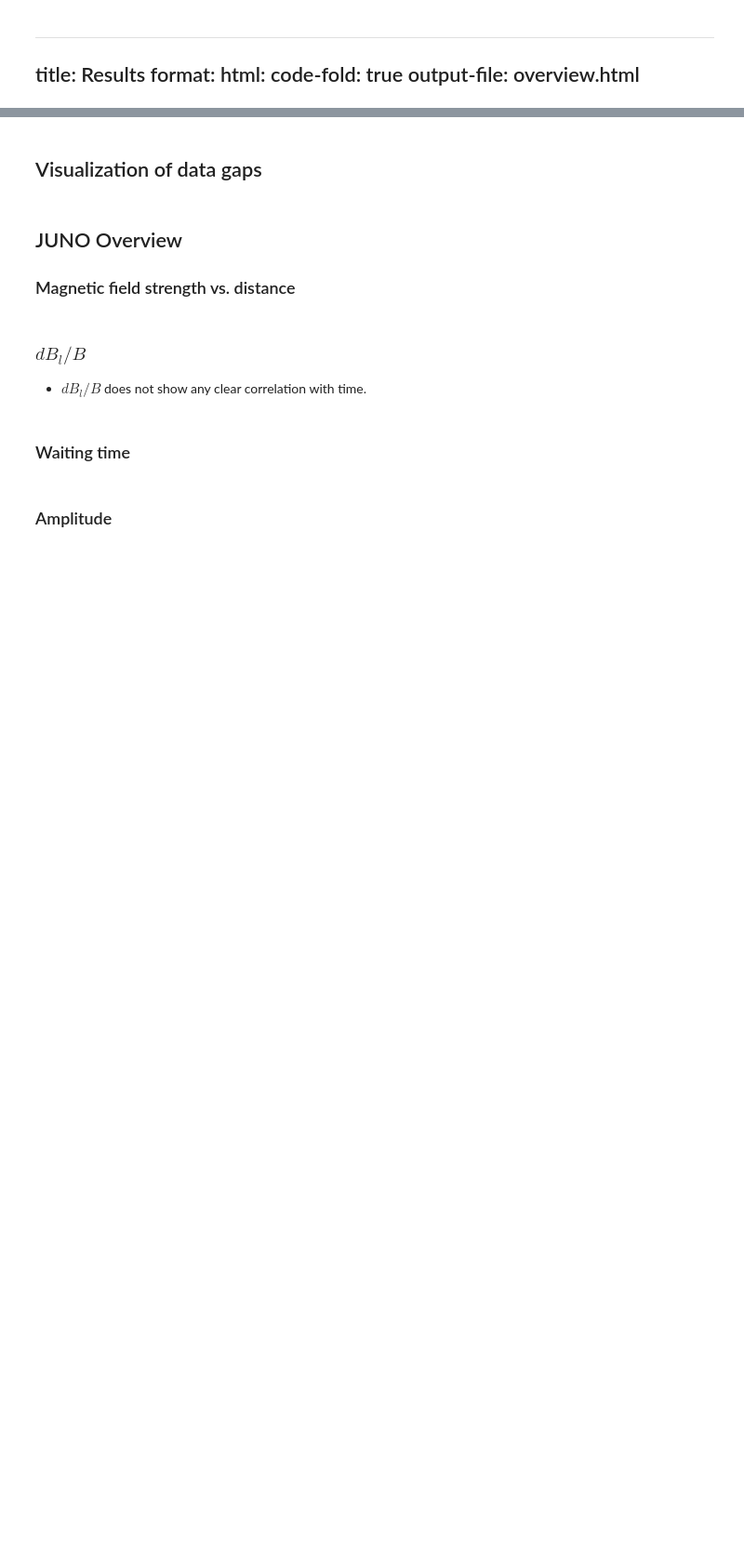
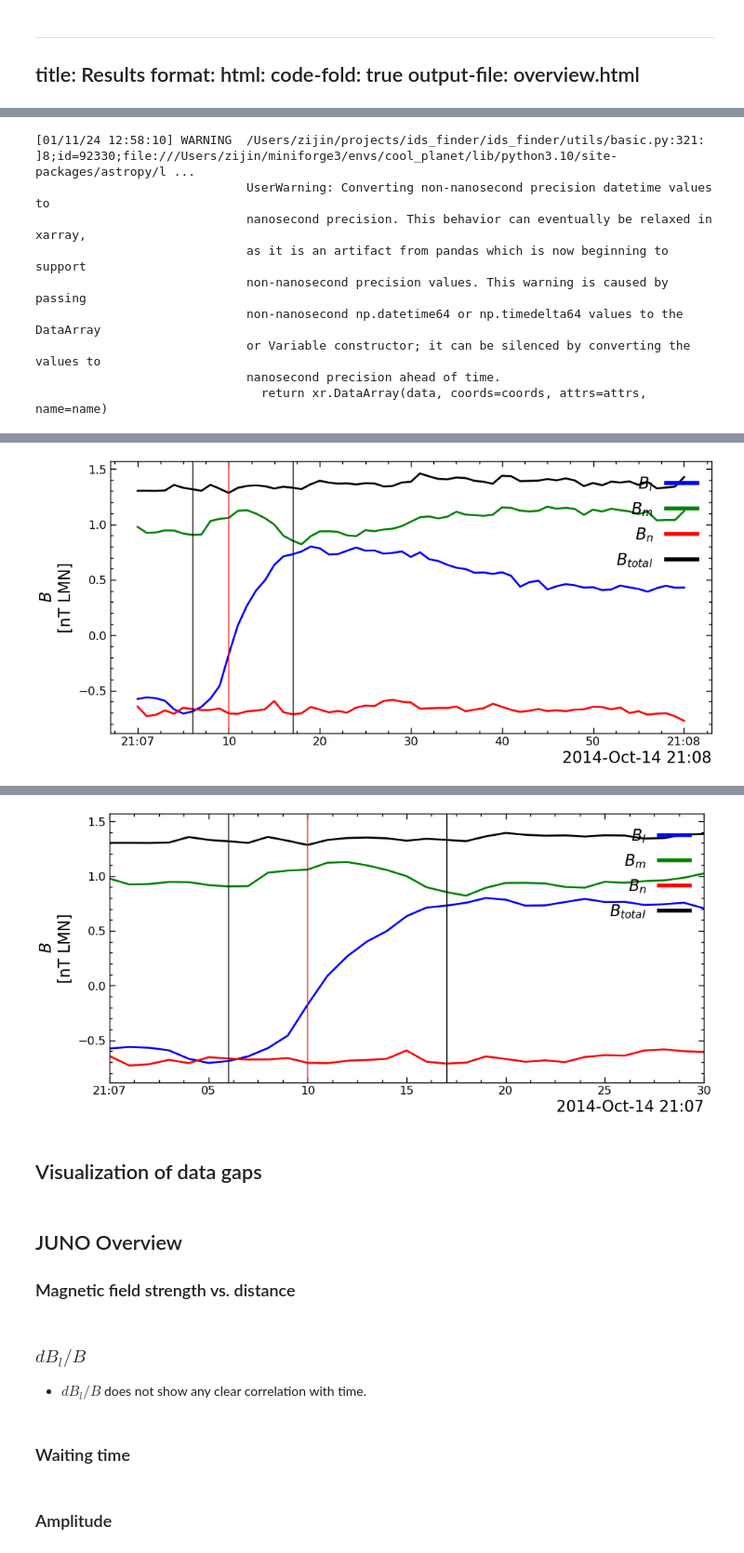
Before and after one commit to Beforerr/discontinuitypy, a Jupyter notebook: notebooks/analysis/_00_overview.ipynb, the cells around one changed output, grey strips where cells are left out. Shown at 93% size. Cells and saved outputs as stored; diff of their text form; code cells hidden in the pictures; blank space fills up the shorter version.

```diff
--- a/notebooks/analysis/_00_overview.ipynb
+++ b/notebooks/analysis/_00_overview.ipynb
@@ -36,5 +13,9 @@ import seaborn as sns
 # %%
 #| output: False
 from ids_finder.utils.basic import load_catalog
+from ids_finder.datasets import cIDsDataset
 
-catalog = load_catalog('../../')
+import matplotlib.pyplot as plt
+from datetime import datetime
+
+catalog = load_catalog()
@@ -49,7 +22,6 @@ catalog = load_catalog('../../')
 # %%
-from ids_finder.datasets import cIDsDataset
 
 sta_dataset = cIDsDataset(sat_id="STA", tau=60, ts=1, catalog=catalog)
-jno_dataset = cIDsDataset(sat_id="JNO", tau=60, ts=1, catalog=catalog)
-thb_dataset = cIDsDataset(sat_id="THB", tau=60, ts=1, catalog=catalog)
+jno_dataset = cIDsDataset(sat_id="JNO", tau=60, ts=1, catalog=catalog, bcols=['BX SE', 'BY SE', 'BZ SE'])
+# thb_dataset = cIDsDataset(sat_id="THB", tau=60, ts=1, catalog=catalog)
 # %% [output]
@@ -71,0 +41,16 @@ jno_dataset.plot_candidate(index = 50078)
+# %%
+fig, ax = plt.subplots(1, 1, figsize=(10, 5))
+jno_dataset.plot_candidate(index=42000, fig=fig, axis=ax)
+
+ax.set_xlim(datetime(2014, 10, 14, 21, 7), datetime(2014, 10, 14, 21, 7, 30))
+fig
+# %% [output]
+[01/11/24 12:58:10] WARNING  /Users/zijin/projects/ids_finder/ids_finder/utils/basic.py:321:          ]8;id=92330;file:///Users/zijin/miniforge3/envs/cool_planet/lib/python3.10/site-packages/astropy/l ...
+                             UserWarning: Converting non-nanosecond precision datetime values to
+                             nanosecond precision. This behavior can eventually be relaxed in xarray,
+                             as it is an artifact from pandas which is now beginning to support
+                             non-nanosecond precision values. This warning is caused by passing
+                             non-nanosecond np.datetime64 or np.timedelta64 values to the DataArray
+                             or Variable constructor; it can be silenced by converting the values to
+                             nanosecond precision ahead of time.
+                               return xr.DataArray(data, coords=coords, attrs=attrs, name=name)
@@ -71,0 +58 @@ jno_dataset.plot_candidate(index = 50078)
+[figure, added]
@@ -72,3 +60,4 @@ jno_dataset.plot_candidate(index = 50078)
+[figure, added]
 # %% [markdown]
 ## Visualization of data gaps
 # %% [markdown]
```
Also changed, not shown: parts of 14 cells of this notebook, 23 other files.
